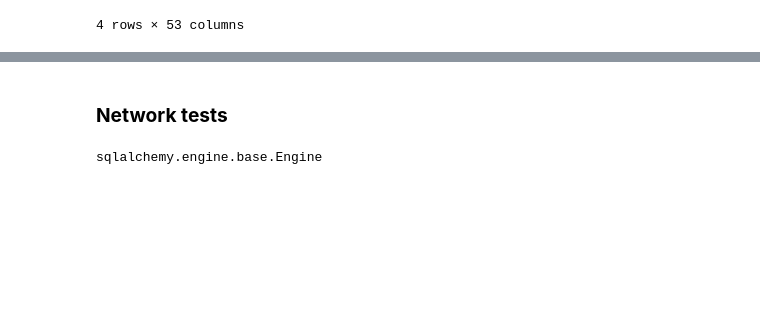
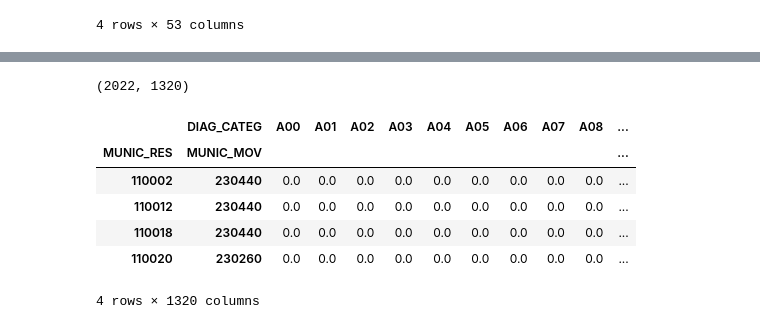
Before and after one commit to humbertocarmona/pyopensus, a Jupyter notebook: notebooks/fluxsus_tests.ipynb, the cells around one changed output, grey strips where cells are left out. Drawn from its saved outputs; the diff is of its cells as text; code cells hidden in the pictures; blank space fills up the shorter version.

Commit message:
updt edgelists

```diff
--- a/notebooks/fluxsus_tests.ipynb
+++ b/notebooks/fluxsus_tests.ipynb
@@ -97,12 +276,17 @@ class BaseFlux:
 ## **Test Runnings - Networks**
 # %%
 basepath = Path.home().joinpath("Documents", "data")
+sih_location = basepath.joinpath("opendatasus")
+sih_name = "SIH_CNES_WAREHOUSE.db"
 
-warehouse_location = basepath.joinpath("opendatasus")
-warehouse_name = "SIH_CNES_WAREHOUSE.db"
+cnes_location = basepath.joinpath("opendatasus", "cnes")
+cnes_name = "CNES_WAREHOUSE.db"
 
-engine_url = f"sqlite:///{warehouse_location.joinpath(warehouse_name)}"
-engine = create_engine(engine_url)
+sih_engine_url = f"sqlite:///{sih_location.joinpath(sih_name)}"
+sih_engine = create_engine(sih_engine_url)
+
+cnes_engine_url = f"sqlite:///{cnes_location.joinpath(cnes_name)}"
+cnes_engine = create_engine(cnes_engine_url)
 # %% [markdown]
 ### **Basic interaction with the database**
 # %%
@@ -318 +336,3 @@ df.sort_values(by="SOMA")
+# %%
+start_date, final_date = dt.datetime(2008, 1, 1), dt.datetime(2008, 12, 31)
 # %%
@@ -364,2 +342,0 @@ edgelist.sort_values(by="SOMA", ascending=False)[:20]
-# %% [markdown]
-### **Network tests**
@@ -380,4 +343,14 @@ class BaseFlux:
-# %%
-type(engine)
-# %% [output]
-sqlalchemy.engine.base.Engine
+# %%
+# -- c2c (diseases)
+c2c_disease = edgelist_c2c(sih_engine, start_date, final_date, diag_level=3, mode="people")
+print(c2c_disease.shape)
+c2c_disease.head(4)
+# %% [output]
+(2022, 1320)
+|  | DIAG_CATEG | A00 | A01 | A02 | A03 | A04 | A05 | A06 | A07 | A08 | ... |
+| MUNIC_RES | MUNIC_MOV |  |  |  |  |  |  |  |  |  | ... |
+| 110002 | 230440 | 0.0 | 0.0 | 0.0 | 0.0 | 0.0 | 0.0 | 0.0 | 0.0 | 0.0 | ... |
+| 110012 | 230440 | 0.0 | 0.0 | 0.0 | 0.0 | 0.0 | 0.0 | 0.0 | 0.0 | 0.0 | ... |
+| 110018 | 230440 | 0.0 | 0.0 | 0.0 | 0.0 | 0.0 | 0.0 | 0.0 | 0.0 | 0.0 | ... |
+| 110020 | 230260 | 0.0 | 0.0 | 0.0 | 0.0 | 0.0 | 0.0 | 0.0 | 0.0 | 0.0 | ... |
+4 rows × 1320 columns
```
Also changed, not shown: parts of 36 cells of this notebook, 1 other file.
